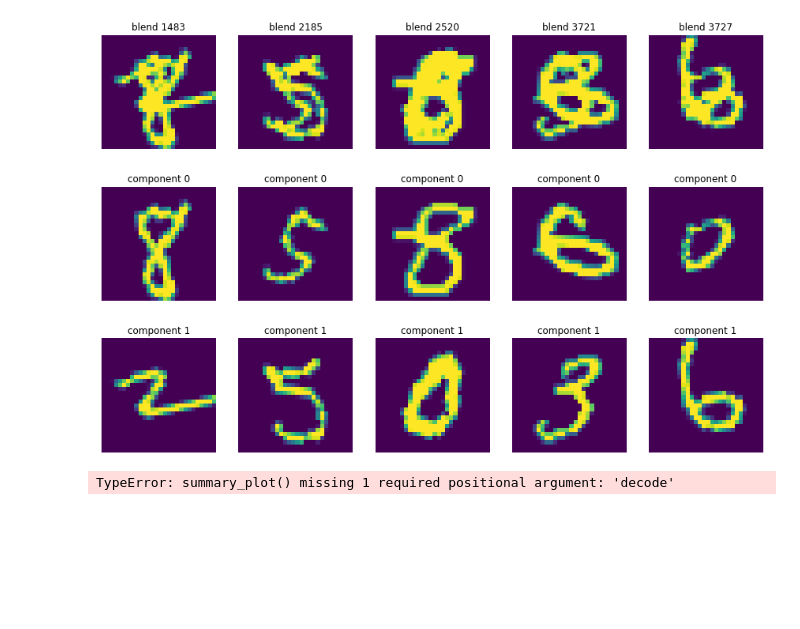
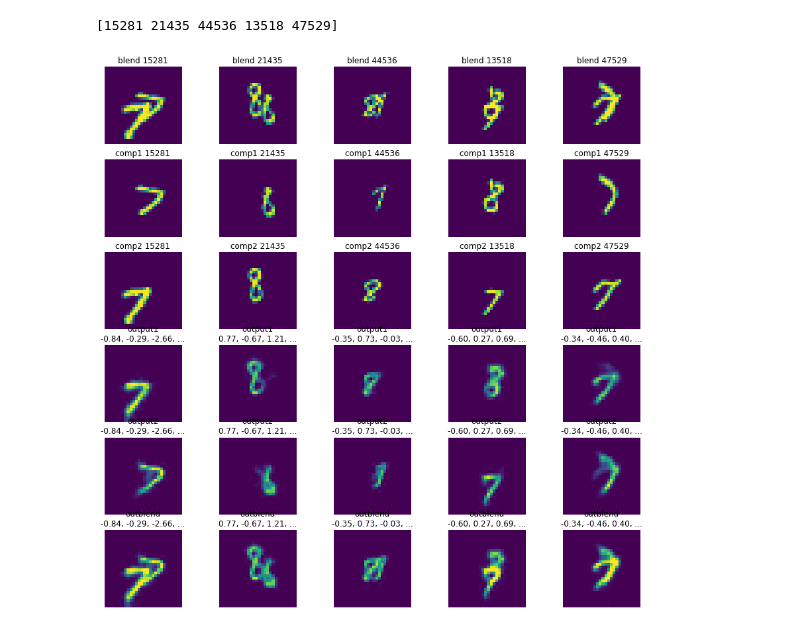
Before and after one commit to Volconage/Deblending-Galaxies-Project, a Jupyter notebook: vae_test_attempt2.ipynb, the cells around one changed output. Cells and saved outputs as stored; diff of their text form; code cells hidden in the pictures; blank space fills up the shorter version.

```diff
--- a/vae_test_attempt2.ipynb
+++ b/vae_test_attempt2.ipynb
@@ -241,13 +195,0 @@ WARNING:tensorflow:5 out of the last 18 calls to <function Model.make_predict_fu
-# %%
-fig,ax=plt.subplots(3,n,figsize=(3*n, 10))
-for i in range(n):
-    showimg(blended[chosen[i]],ax[0,i],f'blend {chosen[i]}')
-    for j in range(comps):
-        showimg(components[j,chosen[i]],ax[j+1,i],f'component {j}')
-# %% [output]
-[figure, removed]
-# %%
-summary_plot(n,components[:,0],1)
-summary_plot(n,components[:,1],1)
-# %% [output]
-TypeError: summary_plot() missing 1 required positional argument: 'decode'
@@ -255,0 +196,25 @@ summary_plot(n,blended,1)
+# %%
+def summary_plot(n,inputs,decode,seed=1):
+    np.random.seed(seed)
+    #idx=np.array([0,1,2,3,4])
+    idx = np.random.choice(len(inputs[0]), size=n, replace=False)
+    print(idx)
+    input_img = inputs[0][idx]
+    comp1,comp2=inputs[1][idx],inputs[2][idx]
+    z = encode.predict(input_img)
+    output_img1,output_img2 = decode.predict([z,comp1,comp2])
+    fig, ax = plt.subplots(6, n, figsize=((3)*n,15))
+    for i in range(n):
+        encoding = ', '.join(f'{zi:.2f}' for zi in z[i][:3]) + ', ...'
+        showimg(input_img[i], ax[0, i], f'blend {idx[i]}')
+        showimg(comp1[i], ax[1, i], f'comp1 {idx[i]}')
+        showimg(comp2[i], ax[2, i], f'comp2 {idx[i]}')
+        showimg(output_img1[i], ax[3, i], f'output1\n{encoding}')
+        showimg(output_img2[i], ax[4, i], f'output2\n{encoding}')
+        showimg(output_img1[i] + output_img2[i], ax[5, i], f'outblend\n{encoding}')
+    return idx
+# %%
+chosen=summary_plot(n,together,decode)
+# %% [output]
+[15281 21435 44536 13518 47529]
+[figure, added]
```
Also changed, not shown: parts of 16 cells of this notebook.
